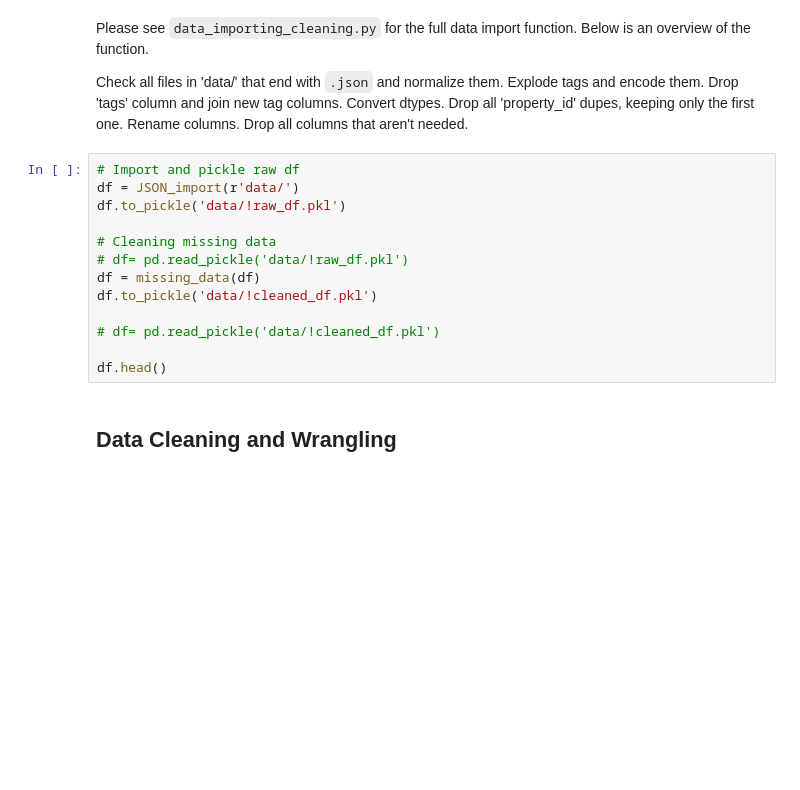
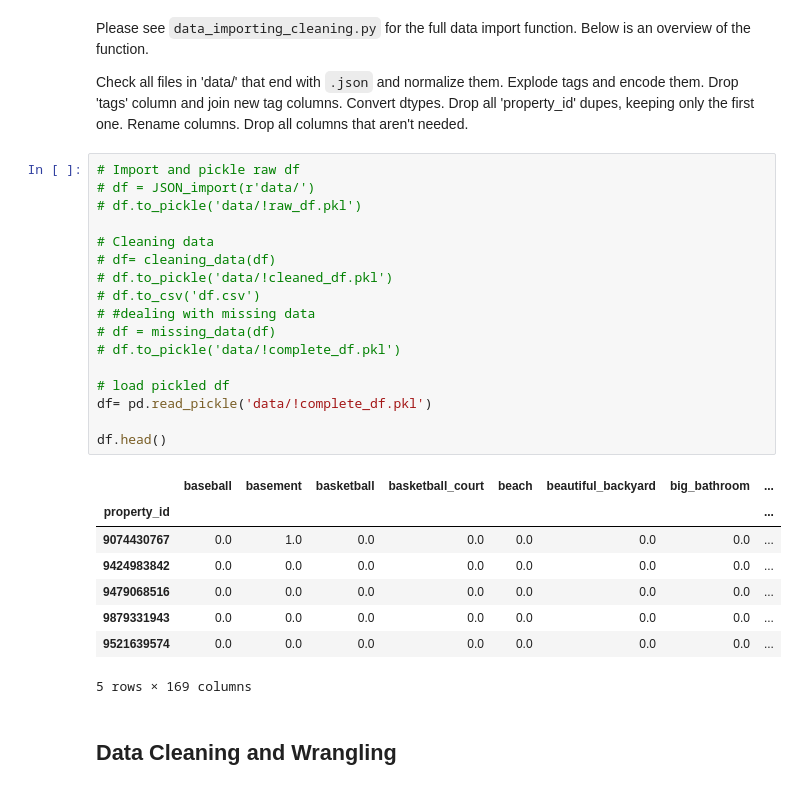
Before and after one commit to LeonFall3/LHL-Midterm-Project, a Jupyter notebook: notebooks/1 - EDA.ipynb, the cells around one changed output. Saved outputs shown, nothing was run; the diff lists cells and outputs as text; blank space fills up the shorter version.

```diff
--- a/notebooks/1 - EDA.ipynb
+++ b/notebooks/1 - EDA.ipynb
@@ -41,17 +43,30 @@ Rename columns.
 Drop all columns that aren't needed.
 # %%
 # Import and pickle raw df
-df = JSON_import(r'data/')
-df.to_pickle('data/!raw_df.pkl')
+# df = JSON_import(r'data/')
+# df.to_pickle('data/!raw_df.pkl')
 
-# Cleaning missing data
-# df= pd.read_pickle('data/!raw_df.pkl')
-df = missing_data(df)
-df.to_pickle('data/!cleaned_df.pkl')
+# Cleaning data
+# df= cleaning_data(df)
+# df.to_pickle('data/!cleaned_df.pkl')
+# df.to_csv('df.csv')
+# #dealing with missing data
+# df = missing_data(df)
+# df.to_pickle('data/!complete_df.pkl')
 
-# df= pd.read_pickle('data/!cleaned_df.pkl')
+# load pickled df
+df= pd.read_pickle('data/!complete_df.pkl')
 
 df.head()
+# %% [output]
+|  | baseball | basement | basketball | basketball_court | beach | beautiful_backyard | big_bathroom | ... |
+| property_id |  |  |  |  |  |  |  | ... |
+| 9074430767 | 0.0 | 1.0 | 0.0 | 0.0 | 0.0 | 0.0 | 0.0 | ... |
+| 9424983842 | 0.0 | 0.0 | 0.0 | 0.0 | 0.0 | 0.0 | 0.0 | ... |
+| 9479068516 | 0.0 | 0.0 | 0.0 | 0.0 | 0.0 | 0.0 | 0.0 | ... |
+| 9879331943 | 0.0 | 0.0 | 0.0 | 0.0 | 0.0 | 0.0 | 0.0 | ... |
+| 9521639574 | 0.0 | 0.0 | 0.0 | 0.0 | 0.0 | 0.0 | 0.0 | ... |
+5 rows × 169 columns
 # %% [markdown]
 ## Data Cleaning and Wrangling
 # %% [markdown]
```
Also changed, not shown: parts of 11 cells of this notebook.
